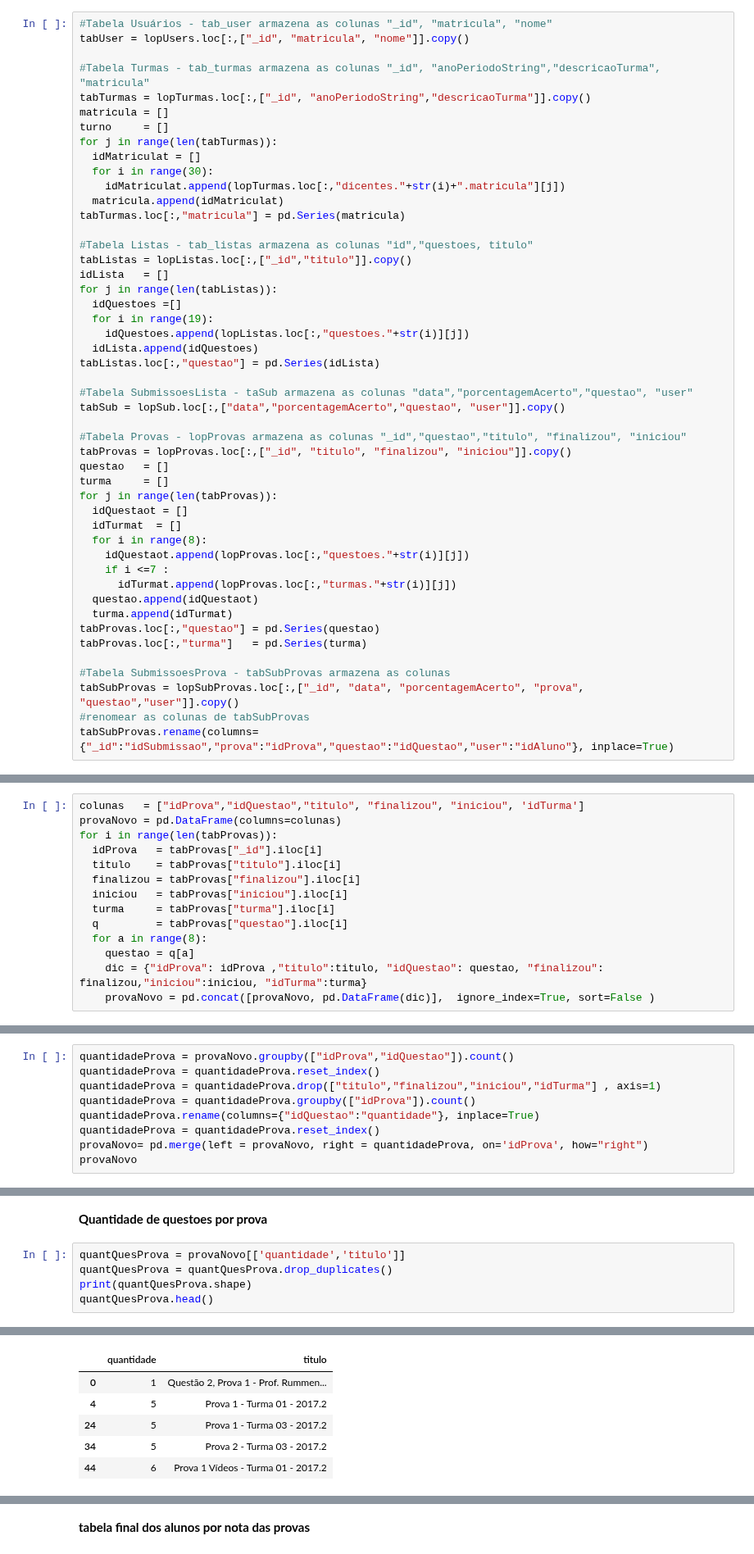
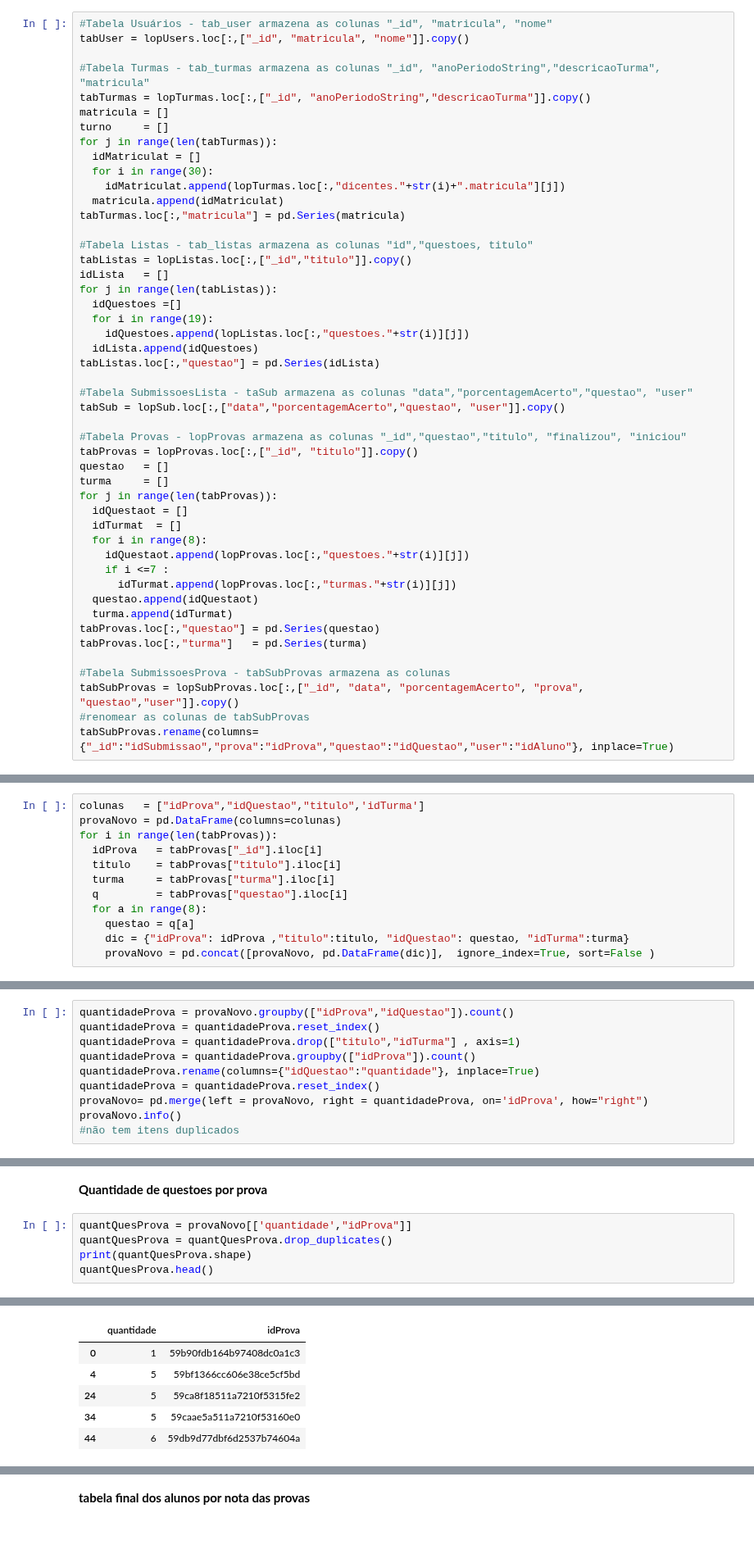
Before and after one commit to repitta/CienciaDeDadosEducacionais, a Jupyter notebook: LOP.ipynb, the cells around one changed output, grey strips where cells are left out. Shown at 82% size. Saved outputs shown, nothing was run; the diff lists cells and outputs as text.

```diff
--- a/LOP.ipynb
+++ b/LOP.ipynb
@@ -168,7 +168,7 @@ tabListas.loc[:,"questao"] = pd.Series(idLista)
 tabSub = lopSub.loc[:,["data","porcentagemAcerto","questao", "user"]].copy()
 
 #Tabela Provas - lopProvas armazena as colunas "_id","questao","titulo", "finalizou", "iniciou"
-tabProvas = lopProvas.loc[:,["_id", "titulo", "finalizou", "iniciou"]].copy()
+tabProvas = lopProvas.loc[:,["_id", "titulo"]].copy()
 questao   = []
 turma     = []
 for j in range(len(tabProvas)):
@@ -698,18 +691,16 @@ tabelaFinalListas.to_csv(r'lopUsuarioNotaLista.csv')
 # %% [markdown]
 **#Expandir a tabela de provas para que cada questão das provas seja uma linha da tabela**
 # %%
-colunas   = ["idProva","idQuestao","titulo", "finalizou", "iniciou", 'idTurma']
+colunas   = ["idProva","idQuestao","titulo",'idTurma']
 provaNovo = pd.DataFrame(columns=colunas)
 for i in range(len(tabProvas)):
   idProva   = tabProvas["_id"].iloc[i]
   titulo    = tabProvas["titulo"].iloc[i]
-  finalizou = tabProvas["finalizou"].iloc[i]
-  iniciou   = tabProvas["iniciou"].iloc[i]
   turma     = tabProvas["turma"].iloc[i]
   q         = tabProvas["questao"].iloc[i]
   for a in range(8):
     questao = q[a]
-    dic = {"idProva": idProva ,"titulo":titulo, "idQuestao": questao, "finalizou": finalizou,"iniciou":iniciou, "idTurma":turma}
+    dic = {"idProva": idProva ,"titulo":titulo, "idQuestao": questao, "idTurma":turma}
     provaNovo = pd.concat([provaNovo, pd.DataFrame(dic)],  ignore_index=True, sort=False )
 # %% [markdown]
 **Deletar as linhas que estão com NaN**
@@ -735,9 +724,10 @@ memory usage: 38.2+ KB
 # %%
 quantidadeProva = provaNovo.groupby(["idProva","idQuestao"]).count()
 quantidadeProva = quantidadeProva.reset_index()
-quantidadeProva = quantidadeProva.drop(["titulo","finalizou","iniciou","idTurma"] , axis=1)
+quantidadeProva = quantidadeProva.drop(["titulo","idTurma"] , axis=1)
 quantidadeProva = quantidadeProva.groupby(["idProva"]).count()
 quantidadeProva.rename(columns={"idQuestao":"quantidade"}, inplace=True)
 quantidadeProva = quantidadeProva.reset_index()
 provaNovo= pd.merge(left = provaNovo, right = quantidadeProva, on='idProva', how="right")
-provaNovo
+provaNovo.info()
+#não tem itens duplicados
@@ -855,15 +859,15 @@ mergeQuanNotaProva.loc[mergeQuanNotaProva["idAluno"] == "5b6b74ad9513a60408ac24a
 # %% [markdown]
 **Quantidade de questoes por prova**
 # %%
-quantQuesProva = provaNovo[['quantidade','titulo']]
+quantQuesProva = provaNovo[['quantidade',"idProva"]]
 quantQuesProva = quantQuesProva.drop_duplicates()
 print(quantQuesProva.shape)
 quantQuesProva.head()
 # %% [output]
 (65, 2)
-|  | quantidade | titulo |
-| 0 | 1 | Questão 2, Prova 1 - Prof. Rummen... |
-| 4 | 5 | Prova 1 - Turma 01 - 2017.2 |
-| 24 | 5 | Prova 1 - Turma 03 - 2017.2 |
-| 34 | 5 | Prova 2 - Turma 03 - 2017.2 |
-| 44 | 6 | Prova 1 Vídeos - Turma 01 - 2017.2 |
+|  | quantidade | idProva |
+| 0 | 1 | 59b90fdb164b97408dc0a1c3 |
+| 4 | 5 | 59bf1366cc606e38ce5cf5bd |
+| 24 | 5 | 59ca8f18511a7210f5315fe2 |
+| 34 | 5 | 59caae5a511a7210f53160e0 |
+| 44 | 6 | 59db9d77dbf6d2537b74604a |
```
Also changed, not shown: parts of 30 cells of this notebook.
